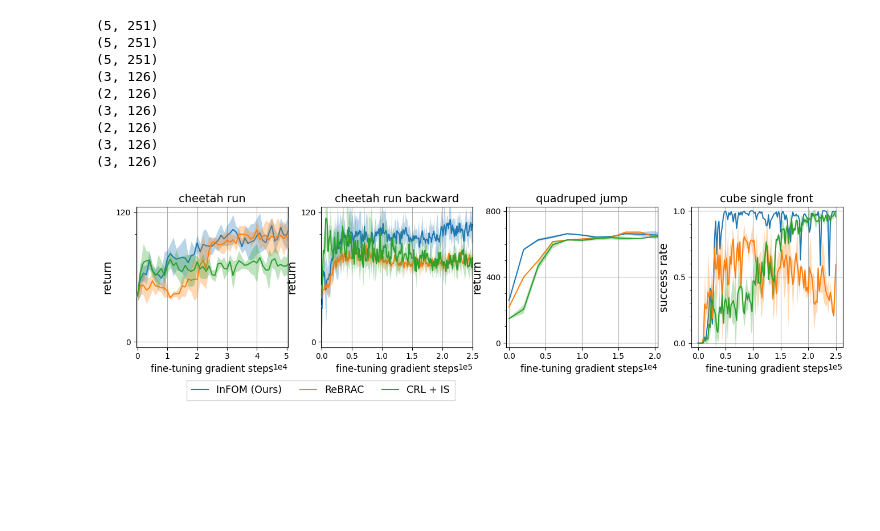
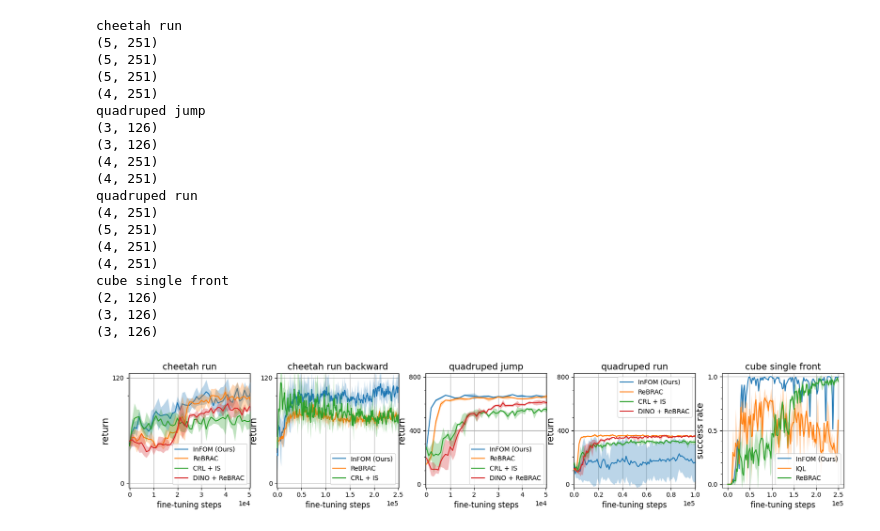
Before and after one commit to chongyi-zheng/ogbench, a Jupyter notebook: plot_scripts/convergence_speed_learning_curve.ipynb, the cells around one changed output. Drawn from its saved outputs; the diff is of its cells as text; code cells hidden in the pictures; blank space fills up the shorter version.

Commit message:
update figures

```diff
--- a/plot_scripts/convergence_speed_learning_curve.ipynb
+++ b/plot_scripts/convergence_speed_learning_curve.ipynb
@@ -32,14 +32,26 @@ algos = [
     ("sarsa_ifql_vib_gpi_offline2offline", "cheetah_run", "20250510_sarsa_ifql_vib_gpi_offline2offline_cheetah_run_obs_norm=normal_alpha=0.3_ft_size=500000_ft_steps=250000_eval_freq=1000_num_fg=16_actor_freq=4_expectile=0.9_actor_ln=False_kl_weight=0.05_latent_dim=128"),
     ("rebrac_offline2offline", "cheetah_run", "20250510_rebrac_offline2offline_cheetah_run_obs_norm_type=normal_alpha_actor=0.1_alpha_critic=0.1_ft_size=500000_ft_steps=250000_eval_freq=1000_actor_freq=4"),
     ("crl_infonce_offline2offline", "cheetah_run", "20250510_crl_infonce_offline2offline_cheetah_run_obs_norm_type=normal_alpha=0.03_ft_size=500000_ft_steps=250000_eval_freq=1000_reward_type=state_actor_freq=4"),
+    ("dino_rebrac_offline2offline", "cheetah_run", "20250511_dino_rebrac_offline2offline_cheetah_run_obs_norm_type=normal_alpha_actor=0.1_alpha_critic=0.1_actor_freq=4_repr_noise=0.2_repr_noise_clip=0.2_repr_temp=0.1_target_repr_temp=0.04_short"),
+    # ("fb_repr_offline2offline", "cheetah_run", "20250511_fb_repr_offline2offline_cheetah_run_obs_norm_type=normal_ft_size=500000_ft_steps=250000_eval_freq=1000_repr_alpha=1.0_awr_alpha=1.0_expectile=0.9_actor_freq=4"),
 
     ("sarsa_ifql_vib_gpi_offline2offline", "cheetah_run_backward", "20250510_sarsa_ifql_vib_gpi_offline2offline_cheetah_run_backward_obs_norm=normal_alpha=0.3_ft_size=500000_ft_steps=250000_eval_freq=1000_num_fg=16_actor_freq=4_expectile=0.9_actor_ln=False_kl_weight=0.05_latent_dim=128"),
     ("rebrac_offline2offline", "cheetah_run_backward", "20250510_rebrac_offline2offline_cheetah_run_backward_obs_norm_type=normal_alpha_actor=0.1_alpha_critic=0.1_ft_size=500000_ft_steps=250000_eval_freq=1000_actor_freq=4"),
     ("crl_infonce_offline2offline", "cheetah_run_backward", "20250510_crl_infonce_offline2offline_cheetah_run_backward_obs_norm_type=normal_alpha=0.003_ft_size=500000_ft_steps=250000_eval_freq=1000_reward_type=state_actor_freq=4"),
 
+    # ("sarsa_ifql_vib_gpi_offline2offline", "quadruped_jump", "20250511_sarsa_ifql_vib_gpi_offline2offline_quadruped_jump_obs_norm=normal_alpha=0.3_ft_size=500000_ft_steps=250000_eval_freq=1000_num_fg=16_actor_freq=4_expectile=0.9_actor_ln=False_kl_weight=0.005_latent_dim=128"),
     ("sarsa_ifql_offline2offline", "quadruped_jump", "20250406_sarsa_ifql_offline2offline_quadruped_jump_obs_norm=normal_alpha=3.0_ft_size=500000_ft_steps=250000_eval_freq=2000_num_fg=16_actor_freq=4_expectile=0.75_q_agg=min_critic_fm_loss=sarsa_squared_reward=state_action_bc_pretrain"),
-    ("iql_offline2offline", "quadruped_jump", "20250407_iql_offline2offline_quadruped_jump_obs_norm_type=normal_alpha=10.0_ft_size=500000_ft_steps=250000_eval_freq=2000_expectile=0.9_actor_freq=4"),
+    # ("iql_offline2offline", "quadruped_jump", "20250407_iql_offline2offline_quadruped_jump_obs_norm_type=normal_alpha=10.0_ft_size=500000_ft_steps=250000_eval_freq=2000_expectile=0.9_actor_freq=4"),
     ("rebrac_offline2offline", "quadruped_jump", "20250406_rebrac_offline2offline_quadruped_jump_obs_norm_type=normal_alpha_actor=1.0_alpha_critic=1.0_ft_size=500000_ft_steps=250000_eval_freq=2000_actor_freq=4"),
+    ("crl_infonce_offline2offline", "quadruped_jump", "20250511_crl_infonce_offline2offline_quadruped_jump_obs_norm_type=normal_alpha=0.03_ft_size=500000_ft_steps=250000_eval_freq=1000_reward_type=state_actor_freq=4"),
+    ("dino_rebrac_offline2offline", "quadruped_jump", "20250511_dino_rebrac_offline2offline_quadruped_jump_obs_norm_type=normal_alpha_actor=0.1_alpha_critic=0.1_actor_freq=4_repr_noise=0.2_repr_noise_clip=0.2_repr_temp=0.1_target_repr_temp=0.04_short"),
+    # ("fb_repr_offline2offline", "quadruped_jump", "20250511_fb_repr_offline2offline_quadruped_jump_obs_norm_type=normal_ft_size=500000_ft_steps=250000_eval_freq=1000_repr_alpha=10.0_awr_alpha=1.0_expectile=0.9_actor_freq=4"),
+
+    ("sarsa_ifql_vib_gpi_offline2offline", "quadruped_run", "20250511_sarsa_ifql_vib_gpi_offline2offline_quadruped_run_obs_norm=normal_alpha=0.3_ft_size=500000_ft_steps=250000_eval_freq=1000_num_fg=16_actor_freq=4_expectile=0.9_actor_ln=False_kl_weight=0.005_latent_dim=128"),
+    ("rebrac_offline2offline", "quadruped_run", "20250511_rebrac_offline2offline_quadruped_run_obs_norm_type=normal_alpha_actor=1.0_alpha_critic=1.0_ft_size=500000_ft_steps=250000_eval_freq=1000_actor_freq=4"),
+    ("crl_infonce_offline2offline", "quadruped_run", "20250511_crl_infonce_offline2offline_quadruped_run_obs_norm_type=normal_alpha=0.03_ft_size=500000_ft_steps=250000_eval_freq=1000_reward_type=state_actor_freq=4"),
+    ("dino_rebrac_offline2offline", "quadruped_run", "20250511_dino_rebrac_offline2offline_quadruped_run_obs_norm_type=normal_alpha_actor=0.1_alpha_critic=0.1_actor_freq=4_repr_noise=0.2_repr_noise_clip=0.2_repr_temp=0.1_target_repr_temp=0.04_short"),
+    # ("fb_repr_offline2offline", "quadruped_run", "20250511_fb_repr_offline2offline_quadruped_run_obs_norm_type=normal_ft_size=500000_ft_steps=250000_eval_freq=1000_repr_alpha=10.0_awr_alpha=1.0_expectile=0.9_actor_freq=4"),
 
     ("sarsa_ifql_offline2offline", "cube-single-play-singletask-task2-v0", "20250407_sarsa_ifql_offline2offline_cube-single-play-singletask-task2-v0_obs_norm=normal_alpha=30.0_ft_size=500000_ft_steps=250000_eval_freq=2000_num_fg=16_actor_freq=4_expectile=0.8_q_agg=mean_critic_fm_loss=sarsa_squared_reward=state_action_bc_pretrain"),
     ("iql_offline2offline", "cube-single-play-singletask-task2-v0", "20250407_iql_offline2offline_cube-single-play-singletask-task2-v0_obs_norm_type=normal_alpha=1.0_ft_size=500000_ft_steps=250000_eval_freq=2000_expectile=0.9_actor_freq=4"),
@@ -50,6 +62,7 @@ algos = [
 env_name_maps = {
     'cheetah_run': 'cheetah run',
     'cheetah_run_backward': 'cheetah run backward',
+    'quadruped_run': 'quadruped run',
     'quadruped_jump': 'quadruped jump',
     'walker_walk': 'walker walk',
     'cube-single-play-singletask-task2-v0': 'cube single front',
@@ -60,6 +73,8 @@ algo_name_maps = {
     'iql_offline2offline': 'IQL',
     'rebrac_offline2offline': 'ReBRAC',
     'crl_infonce_offline2offline': 'CRL + IS',
+    'dino_rebrac_offline2offline': 'DINO + ReBRAC',
+    'fb_repr_offline2offline': 'FB + IQL',
 }
 
 
@@ -97,30 +112,54 @@ for env_name, env_csv_files in csv_files.items():
         if len(seed_data) == 1:
             print("Warning: only one random seed!")
 # %%
+print("cheetah run")
 print(algo_data['cheetah run']['InFOM (Ours)'].shape)
 print(algo_data['cheetah run']['ReBRAC'].shape)
 print(algo_data['cheetah run']['CRL + IS'].shape)
+print(algo_data['cheetah run']['DINO + ReBRAC'].shape)
+# print(algo_data['cheetah run']['FB + IQL'].shape)
 
+print("quadruped jump")
 print(algo_data['quadruped jump']['InFOM (Ours)'].shape)
-print(algo_data['quadruped jump']['IQL'].shape)
 print(algo_data['quadruped jump']['ReBRAC'].shape)
+print(algo_data['quadruped jump']['CRL + IS'].shape)
+print(algo_data['quadruped jump']['DINO + ReBRAC'].shape)
+# print(algo_data['quadruped jump']['FB + IQL'].shape)
 
+print("quadruped run")
+print(algo_data['quadruped run']['InFOM (Ours)'].shape)
+print(algo_data['quadruped run']['ReBRAC'].shape)
+print(algo_data['quadruped run']['CRL + IS'].shape)
+print(algo_data['quadruped run']['DINO + ReBRAC'].shape)
+# print(algo_data['quadruped run']['FB + IQL'].shape)
+
+print("cube single front")
 print(algo_data['cube single front']['InFOM (Ours)'].shape)
 print(algo_data['cube single front']['IQL'].shape)
 print(algo_data['cube single front']['ReBRAC'].shape)
 # %% [output]
+cheetah run
 (5, 251)
 (5, 251)
 (5, 251)
+(4, 251)
+quadruped jump
 (3, 126)
-(2, 126)
 (3, 126)
+(4, 251)
+(4, 251)
+quadruped run
+(4, 251)
+(5, 251)
+(4, 251)
+(4, 251)
+cube single front
 (2, 126)
 (3, 126)
 (3, 126)
 # %%
 # fig, axes = plt.subplots(1, 3, figsize=(12, 3.2), gridspec_kw=dict(wspace=0.16, hspace=0.5))
-fig, axes = plt.subplots(1, 4, figsize=(16, 3.2), gridspec_kw=dict(wspace=0.22, hspace=0.5))
+fig, axes = plt.subplots(1, 5, figsize=(20, 3.2), gridspec_kw=dict(wspace=0.22, hspace=0.5))
 
 for (env_name, env_data), ax in zip(algo_data.items(), axes):
     for algo, data in env_data.items():
@@ -146,37 +185,45 @@ for (env_name, env_data), ax in zip(algo_data.items(), axes):
         ax.set_yticks([0, 120])
         ax.yaxis.set_minor_locator(MultipleLocator(100))
 
-        ax.legend(bbox_to_anchor=(0.3, -0.2),
-            loc="upper left", labelspacing=1, columnspacing=1.8075, fancybox=False,
-            shadow=False, fontsize=12.5, borderpad=0.5, handlelength=1.7, ncol=3)
+        # ax.legend(bbox_to_anchor=(0.3, -0.2),
+        #     loc="upper left", labelspacing=1, columnspacing=1.8075, fancybox=False,
+        #     shadow=False, fontsize=12.5, borderpad=0.5, handlelength=1.7, ncol=3)
     if ax == axes[1]:
         ax.set_ylabel('return', fontsize=14)
         ax.set_xlim([-4e2, 2.5e5 + 4e2])
         ax.set_ylim([-5, 120 + 5])
         ax.set_yticks([0, 120])
         ax.yaxis.set_minor_locator(MultipleLocator(100))
     if ax == axes[2]:
         ax.set_ylabel('return', fontsize=14)
-        ax.set_xlim([-4e2, 2e4 + 4e2])
+        ax.set_xlim([-4e2, 5e4 + 4e2])
         ax.set_ylim([-25, 825])
         ax.set_yticks([0, 400, 800])
         ax.yaxis.set_minor_locator(MultipleLocator(100))
     elif ax == axes[3]:
+        ax.set_ylabel('return', fontsize=14)
+        ax.set_xlim([-4e2, 10e4 + 4e2])
+        ax.set_ylim([-25, 825])
+        ax.set_yticks([0, 400, 800])
+        ax.yaxis.set_minor_locator(MultipleLocator(100))
+    elif ax == axes[4]:
         ax.set_ylabel('success rate', fontsize=14)
         ax.set_xlim([-1.25e4, 0.25e6 + 1.25e4])
         ax.set_ylim([-0.03, 1.0 + 0.03])
         ax.set_yticks([0.0, 0.5, 1.0])
         ax.yaxis.set_minor_locator(MultipleLocator(0.1))
 
+    ax.legend()
+
     ax.set_title(env_name, fontsize=14)
-    ax.set_xlabel('fine-tuning gradient steps', fontsize=12)
+    ax.set_xlabel('fine-tuning steps', fontsize=12)
     ax.ticklabel_format(axis='x', style='sci', scilimits=(0, 0))
 
     ax.grid(zorder=3)
 
 fig.tight_layout()
 filepath = "/u/cz8792/research/ogbench/plot_scripts/figures/convergence_speed_ablation_lc.pdf"
 fig.savefig(filepath, dpi=150, bbox_inches="tight")
 plt.show()
 # %% [output]
-[figure, old version]
+[figure, new version]
```
Also changed, not shown: parts of 1 cell of this notebook, 10 other files.
